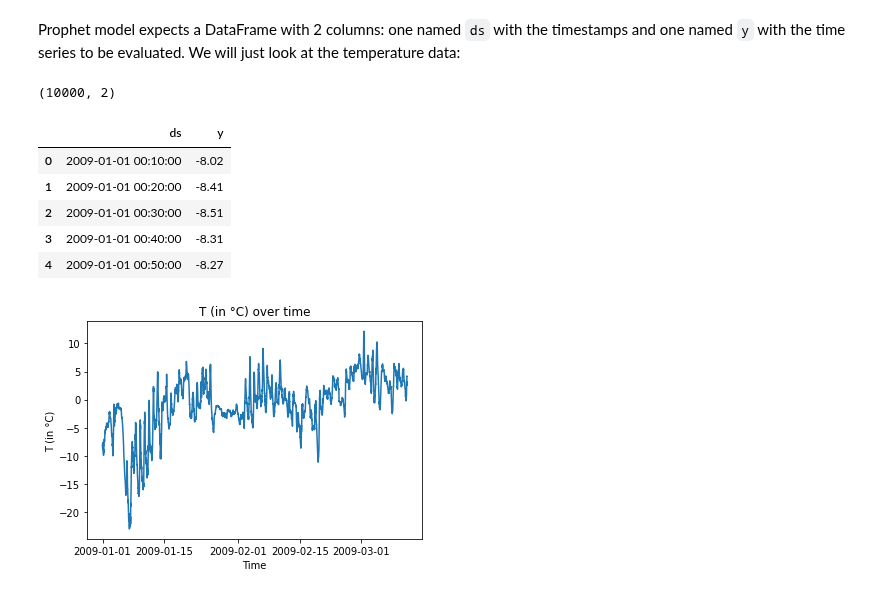
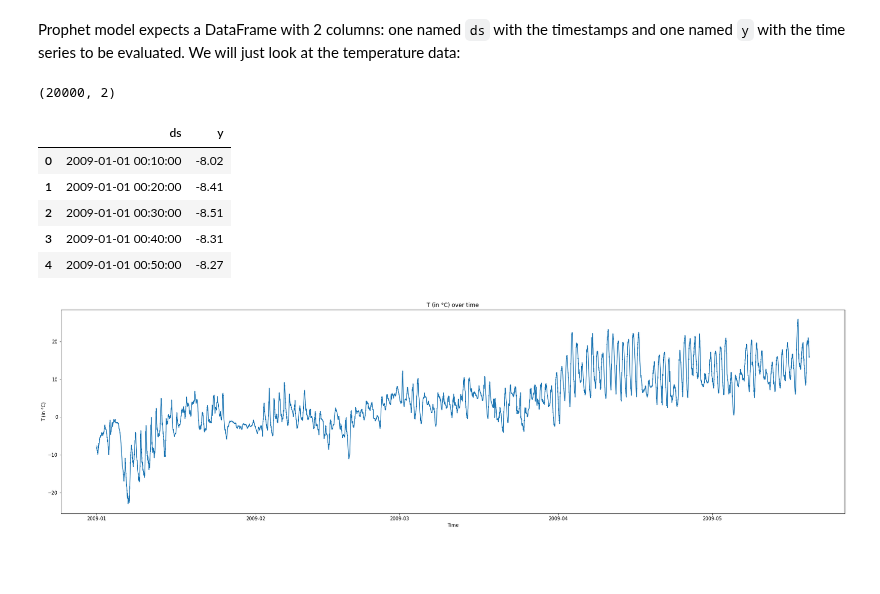
Before and after one commit to dolmani38/drift, a Jupyter notebook: od_prophet_weather.ipynb, the cells around one changed output. Saved outputs shown, nothing was run; the diff lists cells and outputs as text; code cells hidden in the pictures; blank space fills up the shorter version.

````diff
--- a/od_prophet_weather.ipynb
+++ b/od_prophet_weather.ipynb
@@ -69,7 +67,7 @@ Downloading data from https://storage.googleapis.com/tensorflow/tf-keras-dataset
 # %% [markdown]
 Select subset to test Prophet model on:
 # %%
-n_prophet = 10000
+n_prophet = 20000
 # %% [markdown]
 Prophet model expects a DataFrame with 2 columns: one named ```ds``` with the timestamps and one named ```y``` with the time series to be evaluated. We will just look at the temperature data:
 # %%
@@ -78,7 +76,7 @@ df_T = pd.DataFrame(data=d)
 print(df_T.shape)
 df_T.head()
 # %% [output]
-(10000, 2)
+(20000, 2)
 |  | ds | y |
 | 0 | 2009-01-01 00:10:00 | -8.02 |
 | 1 | 2009-01-01 00:20:00 | -8.41 |
@@ -86,10 +84,13 @@ df_T.head()
 | 3 | 2009-01-01 00:40:00 | -8.31 |
 | 4 | 2009-01-01 00:50:00 | -8.27 |
 # %%
+from matplotlib.pyplot import figure
+
+figure(figsize=(30, 8))
 plt.plot(df_T['ds'], df_T['y'])
 plt.title('T (in °C) over time')
 plt.xlabel('Time')
 plt.ylabel('T (in °C)')
 plt.show()
 # %% [output]
-[figure, old version]
+[figure, new version]
````
Also changed, not shown: parts of 54 cells of this notebook.
